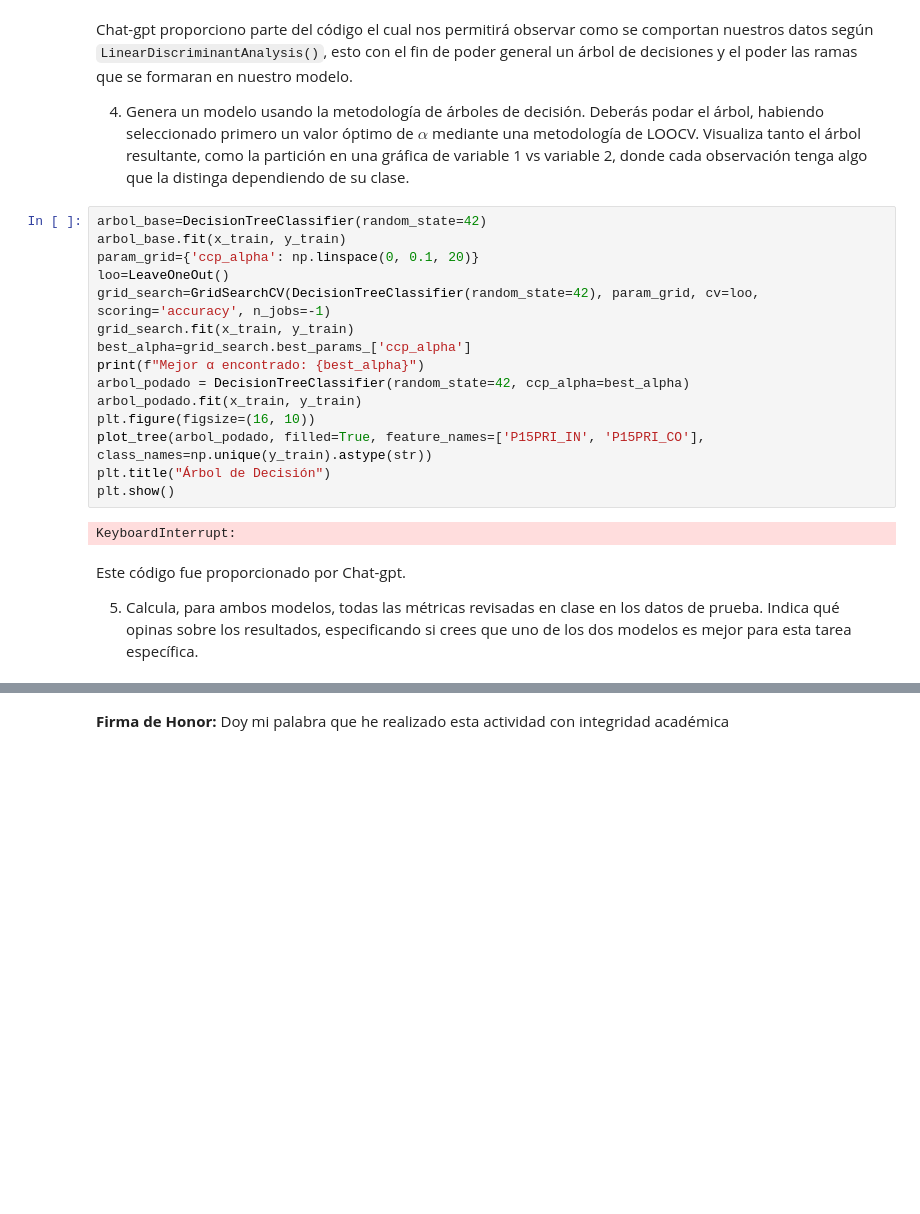
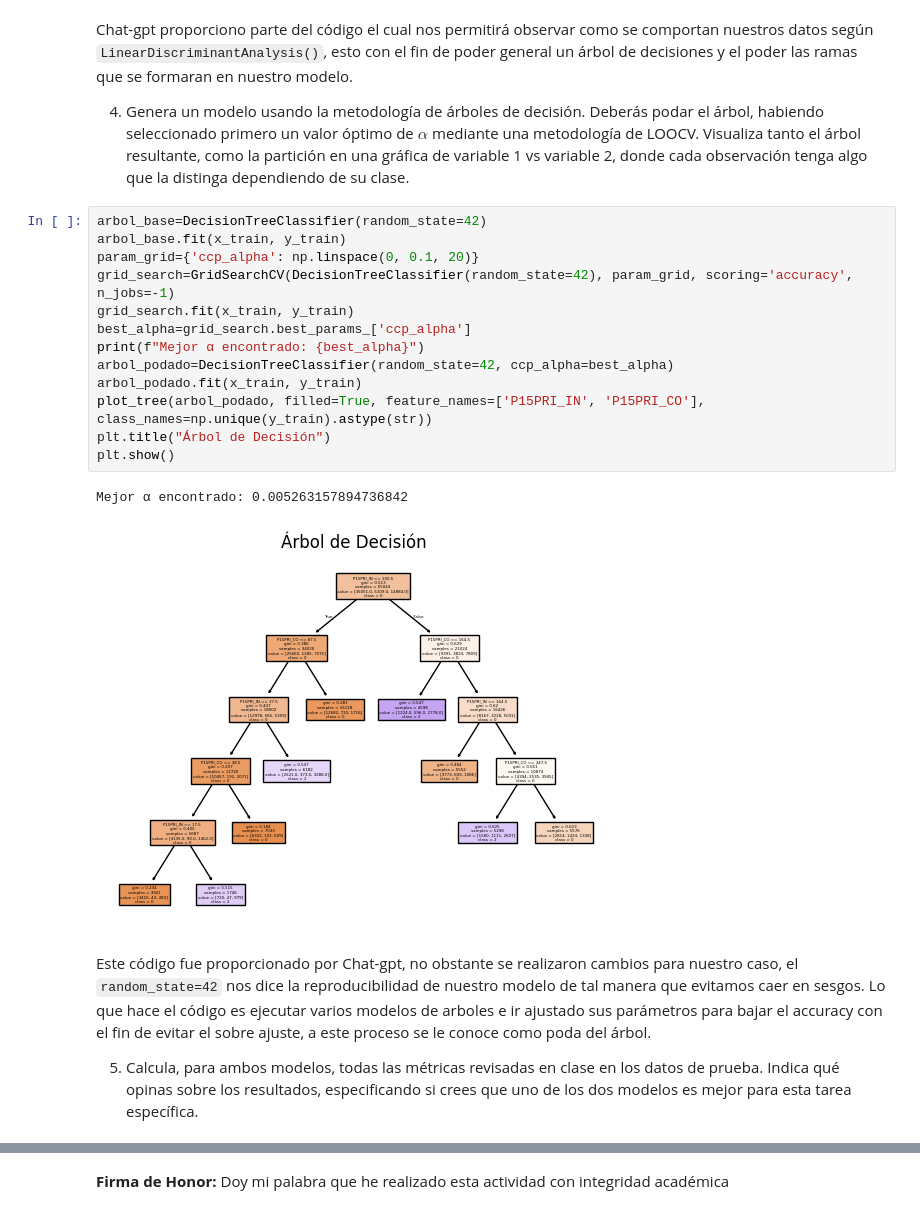
Before and after one commit to LEGG1234567890/Inteligencia_artificial_I, a Jupyter notebook: A2.2 LDA y árboles de decisión/LDA_y_arboles_de_decision.ipynb, the cells around one changed output, grey strips where cells are left out. Drawn from its saved outputs; the diff is of its cells as text; blank space fills up the shorter version.

```diff
--- a/A2.2 LDA y árboles de decisión/LDA_y_arboles_de_decision.ipynb
+++ b/A2.2 LDA y árboles de decisión/LDA_y_arboles_de_decision.ipynb
@@ -100,21 +100,20 @@ Chat-gpt proporciono parte del código el cual nos permitirá observar como se c
 # %%
 arbol_base=DecisionTreeClassifier(random_state=42)
 arbol_base.fit(x_train, y_train)
 param_grid={'ccp_alpha': np.linspace(0, 0.1, 20)}
-loo=LeaveOneOut()
-grid_search=GridSearchCV(DecisionTreeClassifier(random_state=42), param_grid, cv=loo, scoring='accuracy', n_jobs=-1)
+grid_search=GridSearchCV(DecisionTreeClassifier(random_state=42), param_grid, scoring='accuracy', n_jobs=-1)
 grid_search.fit(x_train, y_train)
 best_alpha=grid_search.best_params_['ccp_alpha']
 print(f"Mejor α encontrado: {best_alpha}")
-arbol_podado = DecisionTreeClassifier(random_state=42, ccp_alpha=best_alpha)
+arbol_podado=DecisionTreeClassifier(random_state=42, ccp_alpha=best_alpha)
 arbol_podado.fit(x_train, y_train)
-plt.figure(figsize=(16, 10))
 plot_tree(arbol_podado, filled=True, feature_names=['P15PRI_IN', 'P15PRI_CO'], class_names=np.unique(y_train).astype(str))
 plt.title("Árbol de Decisión")
 plt.show()
 # %% [output]
-KeyboardInterrupt:
+Mejor α encontrado: 0.005263157894736842
+[figure, added]
 # %% [markdown]
-Este código fue proporcionado por Chat-gpt.
+Este código fue proporcionado por Chat-gpt, no obstante se realizaron cambios para nuestro caso, el `random_state=42` nos dice la reproducibilidad de nuestro modelo de tal manera que evitamos caer en sesgos. Lo que hace el código es ejecutar varios modelos de arboles e ir ajustado sus parámetros para bajar el accuracy con el fin de evitar el sobre ajuste, a este proceso se le conoce como poda del árbol.
 
 5. Calcula, para ambos modelos, todas las métricas revisadas en clase en los datos de prueba. Indica qué opinas sobre los resultados, especificando si crees que uno de los dos modelos es mejor para esta tarea específica.
```
Also changed, not shown: parts of 4 cells of this notebook, 46 other files.
